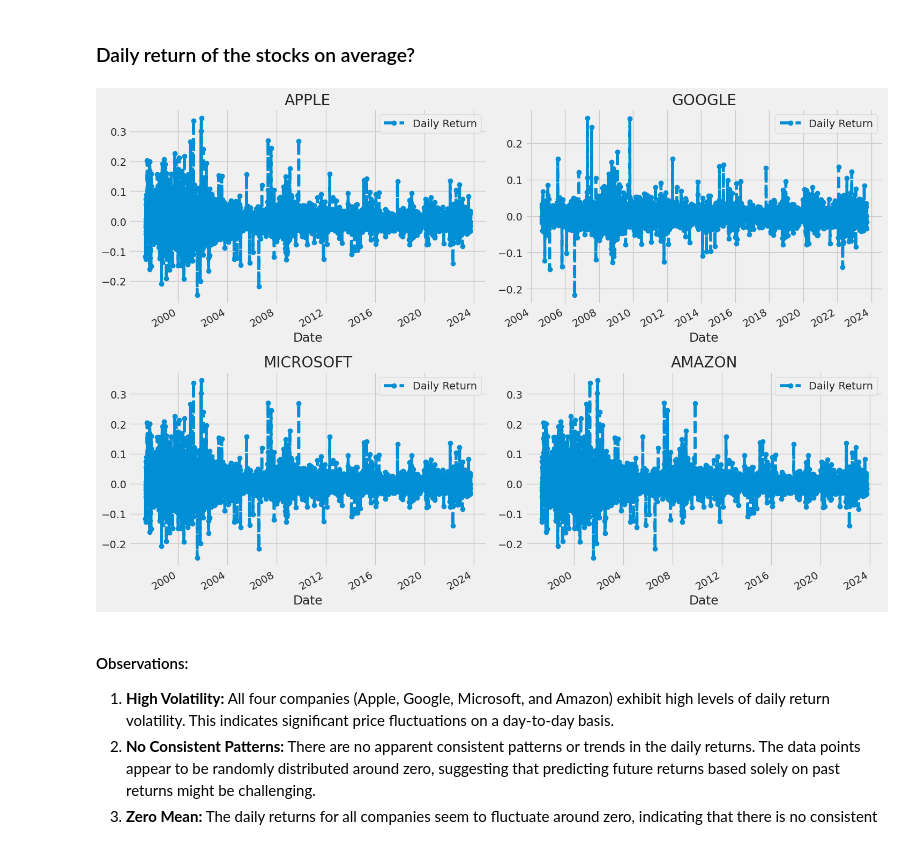
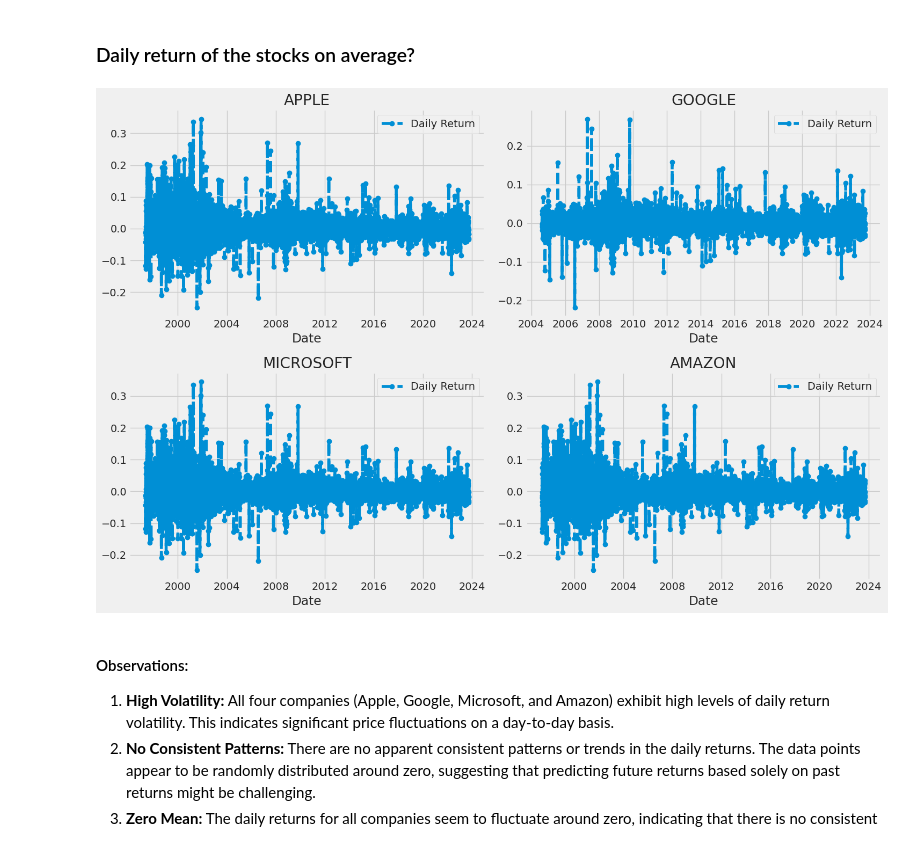
Before and after one commit to mebi-ali/time_series_forecast, a Jupyter notebook: src/notebooks/getting_started_with_time_series.ipynb, the cells around one changed output. Drawn from its saved outputs; the diff is of its cells as text; code cells hidden in the pictures.

```diff
--- a/src/notebooks/getting_started_with_time_series.ipynb
+++ b/src/notebooks/getting_started_with_time_series.ipynb
@@ -85,12 +81,8 @@ dfs = []
 for file in csv_files:
     col_name = file.split(".")[0].strip()
     df = pd.read_csv(f'{DATA_FOLDER}{file}')
-    # df['Date'] = pd.to_datetime(df['Date'], errors='coerce', utc=True)
-
-    # df["Date"] = df["Date"].apply(lambda x: str(x).split(" ")[0])
-    # df['Date'] = pd.to_datetime(df['Date']).dt.date
-    # df.set_index('Date', inplace=True)
-    # df['Adj Close'] = (df['Close'] - df['Dividends']) * df['Stock Splits']
+    df['Date'] = pd.to_datetime(df['Date'], errors='coerce', utc=True)
+    df['Date'] = pd.to_datetime(df['Date']).dt.date
     df = df.drop(columns=["Dividends", "Stock Splits"], axis=1)
     df["Company"] = col_name
     dfs.append(df)
@@ -98,7 +90,6 @@ for file in csv_files:
 ORG_DATA = pd.concat(dfs, ignore_index=True)
 
 data = ORG_DATA
-data['Date'] = pd.to_datetime(data['Date'], errors='coerce', utc=True)
 data.set_index("Date", inplace=True)
 # %% [markdown]
 #### Data Analysis
@@ -193,7 +184,7 @@ plt.figure(figsize=(15, 10))
 plt.subplots_adjust(top=1.25, bottom=1.2)
 for i, company in enumerate(COMMON_COMPANIES, 1):
     plt.subplot(2, 2, i)
-    data[data['Company'] == company]['Close'].plot(color='red', )
+    pop_comps[pop_comps['Company'] == company]["Close"].plot(color='red', )
     plt.ylabel('Close Price ($)')
     plt.xlabel(None)
     plt.title(f"Closing Price of {COMMON_COMPANIES[i - 1]}")
@@ -224,7 +215,7 @@ plt.subplots_adjust(top=1.25, bottom=1.2)
 
 for i, company in enumerate(COMMON_COMPANIES, 1):
     plt.subplot(2, 2, i)
-    data[data['Company'] == company]['Volume'].plot(color='red')
+    pop_comps[pop_comps['Company'] == company]['Volume'].plot(color='red')
     plt.ylabel('Volume')
     plt.xlabel(None)
     plt.title(f"Sales Volume for {COMMON_COMPANIES[i - 1]}")
@@ -265,19 +256,19 @@ ma_day = [10, 20, 50]
 for ma in ma_day:
     for company in COMMON_COMPANIES:
         column_name = f"MA for {ma} days"
-        data[column_name] = data[data['Company'] == company]["Close"].rolling(ma).mean()
+        pop_comps[column_name] = pop_comps[pop_comps['Company'] == company]["Close"].rolling(ma).mean()
 
 
 fig, axes = plt.subplots(nrows=2, ncols=2)
 fig.set_figheight(10)
 fig.set_figwidth(15)
-data[data['Company'] == "AAPL"][['Close', 'MA for 10 days', 'MA for 20 days', 'MA for 50 days']].plot(ax=axes[0,0])
+pop_comps[pop_comps['Company'] == "AAPL"][['Close', 'MA for 10 days', 'MA for 20 days', 'MA for 50 days']].plot(ax=axes[0,0])
 axes[0,0].set_title('APPLE')
-data[data['Company'] == "GOOG"][['Close', 'MA for 10 days', 'MA for 20 days', 'MA for 50 days']].plot(ax=axes[0,1])
+pop_comps[pop_comps['Company'] == "GOOG"][['Close', 'MA for 10 days', 'MA for 20 days', 'MA for 50 days']].plot(ax=axes[0,1])
 axes[0,1].set_title('GOOGLE')
-data[data['Company'] == "MSFT"][['Close', 'MA for 10 days', 'MA for 20 days', 'MA for 50 days']].plot(ax=axes[1,0])
+pop_comps[pop_comps['Company'] == "MSFT"][['Close', 'MA for 10 days', 'MA for 20 days', 'MA for 50 days']].plot(ax=axes[1,0])
 axes[1,0].set_title('MICROSOFT')
-data[data['Company'] == "AMZN"][['Close', 'MA for 10 days', 'MA for 20 days', 'MA for 50 days']].plot(ax=axes[1,1])
+pop_comps[pop_comps['Company'] == "AMZN"][['Close', 'MA for 10 days', 'MA for 20 days', 'MA for 50 days']].plot(ax=axes[1,1])
 axes[1,1].set_title('AMAZON')
 fig.tight_layout()
 save_figs("fig_1c.png")
@@ -308,23 +299,23 @@ Crossovers of moving averages can signal potential trend changes.
 # %%
 # We'll use pct_change to find the percent change for each day
 for company in COMMON_COMPANIES:
-    data['Daily Return'] = data[data['Company'] == company]['Close'].pct_change()
+    pop_comps['Daily Return'] = pop_comps[pop_comps['Company'] == company]['Close'].pct_change()
 # Then we'll plot the daily return percentage
 fig, axes = plt.subplots(nrows=2, ncols=2)
 fig.set_figheight(10)
 fig.set_figwidth(15)
-data[data['Company'] == "AAPL"]['Daily Return'].plot(ax=axes[0,0], legend=True, linestyle='--', marker='o')
+pop_comps[pop_comps['Company'] == "AAPL"]['Daily Return'].plot(ax=axes[0,0], legend=True, linestyle='--', marker='o')
 axes[0,0].set_title('APPLE')
-data[data['Company'] == "GOOG"]['Daily Return'].plot(ax=axes[0,1], legend=True, linestyle='--', marker='o')
+pop_comps[pop_comps['Company'] == "GOOG"]['Daily Return'].plot(ax=axes[0,1], legend=True, linestyle='--', marker='o')
 axes[0,1].set_title('GOOGLE')
-data[data['Company'] == "MSFT"]['Daily Return'].plot(ax=axes[1,0], legend=True, linestyle='--', marker='o')
+pop_comps[pop_comps['Company'] == "MSFT"]['Daily Return'].plot(ax=axes[1,0], legend=True, linestyle='--', marker='o')
 axes[1,0].set_title('MICROSOFT')
-data[data['Company'] == "AMZN"]['Daily Return'].plot(ax=axes[1,1], legend=True, linestyle='--', marker='o')
+pop_comps[pop_comps['Company'] == "AMZN"]['Daily Return'].plot(ax=axes[1,1], legend=True, linestyle='--', marker='o')
 axes[1,1].set_title('AMAZON')
 fig.tight_layout()
 save_figs("fig_1d.png")
 # %% [output]
-[figure, old version]
+[figure, new version]
 # %% [markdown]
 #### Observations:
 
```
Also changed, not shown: parts of 40 cells of this notebook, 9 other files.
